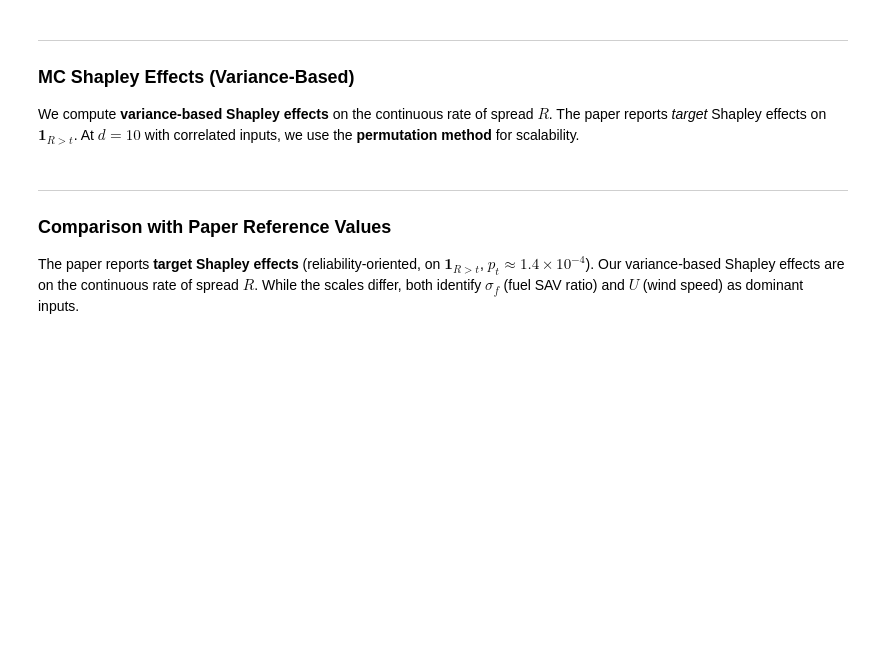
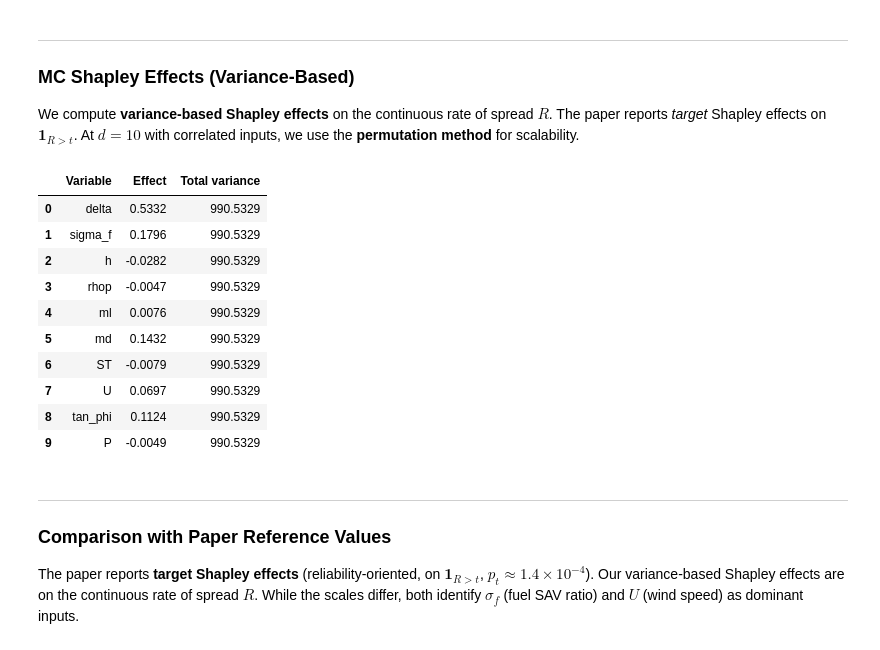
Before and after one commit to frbennett/shapleyx, a Jupyter notebook: Examples/fire_spread.ipynb, the cells around one changed output. Cells and saved outputs as stored; diff of their text form; code cells hidden in the pictures; blank space fills up the shorter version.

```diff
--- a/Examples/fire_spread.ipynb
+++ b/Examples/fire_spread.ipynb
@@ -343,22 +371,35 @@ the **permutation method** for scalability.
 # %%
 eff, sh, var = shapley_effects(
     rothermel_spread_1d,
     joint,
     N=2000,
-    method='permutation',
+    method='exhaustive',
     n_perm=1500,
     predict_batch=rothermel_spread,
     random_state=42,
     progress=True,
+    k_max=2,
 )
 
 results = pd.DataFrame({
     'Variable': labels,
     'Effect': eff,
 })
 results['Total variance'] = var
 results = results.round(4)
 results
+# %% [output]
+|  | Variable | Effect | Total variance |
+| 0 | delta | 0.5332 | 990.5329 |
+| 1 | sigma_f | 0.1796 | 990.5329 |
+| 2 | h | -0.0282 | 990.5329 |
+| 3 | rhop | -0.0047 | 990.5329 |
+| 4 | ml | 0.0076 | 990.5329 |
+| 5 | md | 0.1432 | 990.5329 |
+| 6 | ST | -0.0079 | 990.5329 |
+| 7 | U | 0.0697 | 990.5329 |
+| 8 | tan_phi | 0.1124 | 990.5329 |
+| 9 | P | -0.0049 | 990.5329 |
 # %% [markdown]
 ---
 ### Comparison with Paper Reference Values
```
Also changed, not shown: parts of 10 cells of this notebook, 9 other files.
